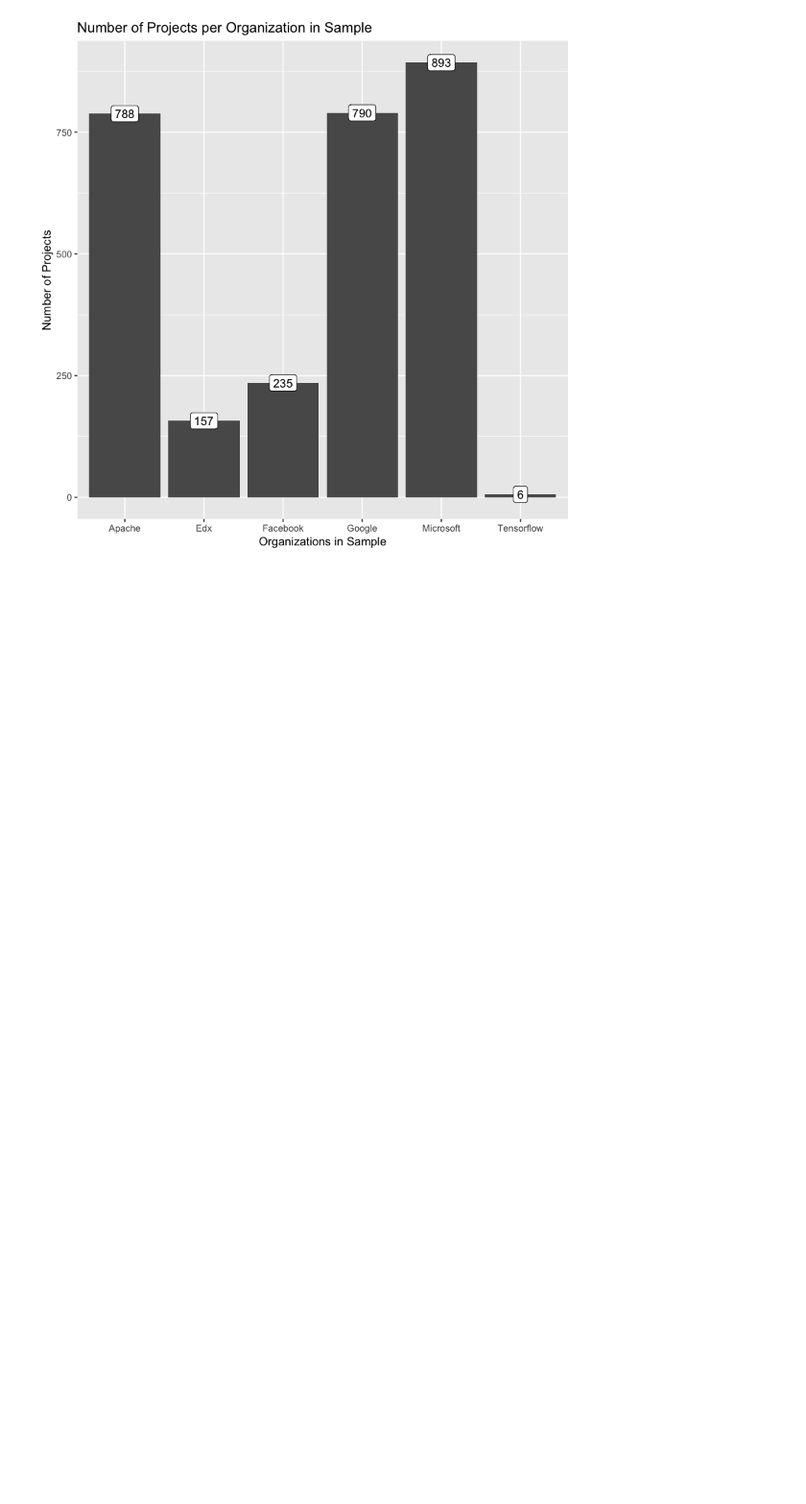
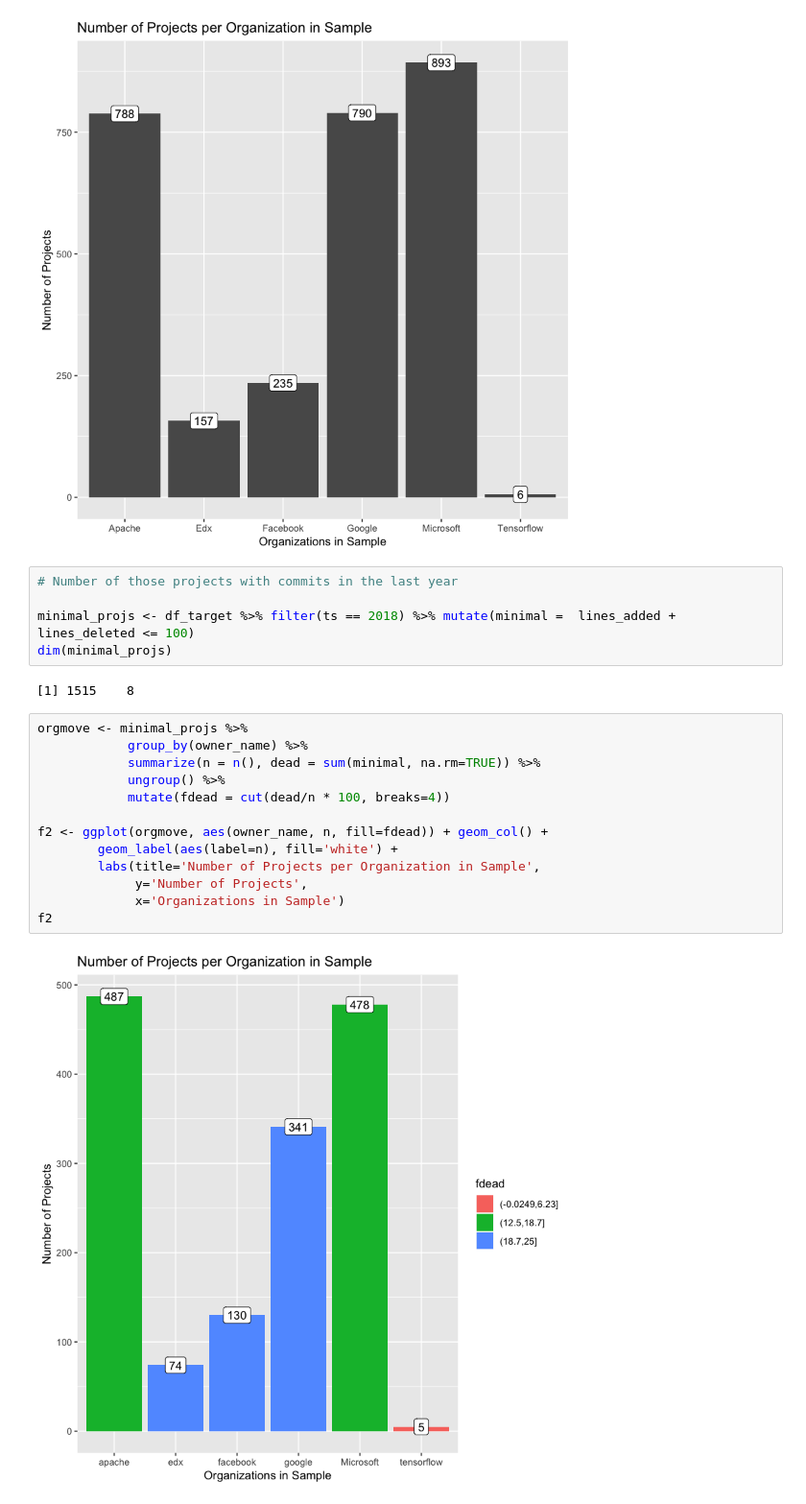
Before and after one commit to tbonza/EDS19, a Jupyter notebook: project/FinalReport.ipynb, the cells around one changed output. Shown at 96% size. Saved outputs shown, nothing was run; the diff lists cells and outputs as text; blank space fills up the shorter version.

Commit message:
working through figures for paper and presentation

```diff
--- a/project/FinalReport.ipynb
+++ b/project/FinalReport.ipynb
@@ -161,3 +163,25 @@ f1
 # %% [output]
 Saving 7 x 7 in image
 [figure]
+# %%
+# Number of those projects with commits in the last year
+
+minimal_projs <- df_target %>% filter(ts == 2018) %>% mutate(minimal =  lines_added + lines_deleted <= 100)
+dim(minimal_projs)
+# %% [output]
+[1] 1515    8
+# %%
+orgmove <- minimal_projs %>%
+            group_by(owner_name) %>%
+            summarize(n = n(), dead = sum(minimal, na.rm=TRUE)) %>%
+            ungroup() %>%
+            mutate(fdead = cut(dead/n * 100, breaks=4))
+
+f2 <- ggplot(orgmove, aes(owner_name, n, fill=fdead)) + geom_col() +
+        geom_label(aes(label=n), fill='white') +
+        labs(title='Number of Projects per Organization in Sample',
+             y='Number of Projects',
+             x='Organizations in Sample')
+f2
+# %% [output]
+[figure, added]
```
Also changed, not shown: parts of 3 cells of this notebook.
